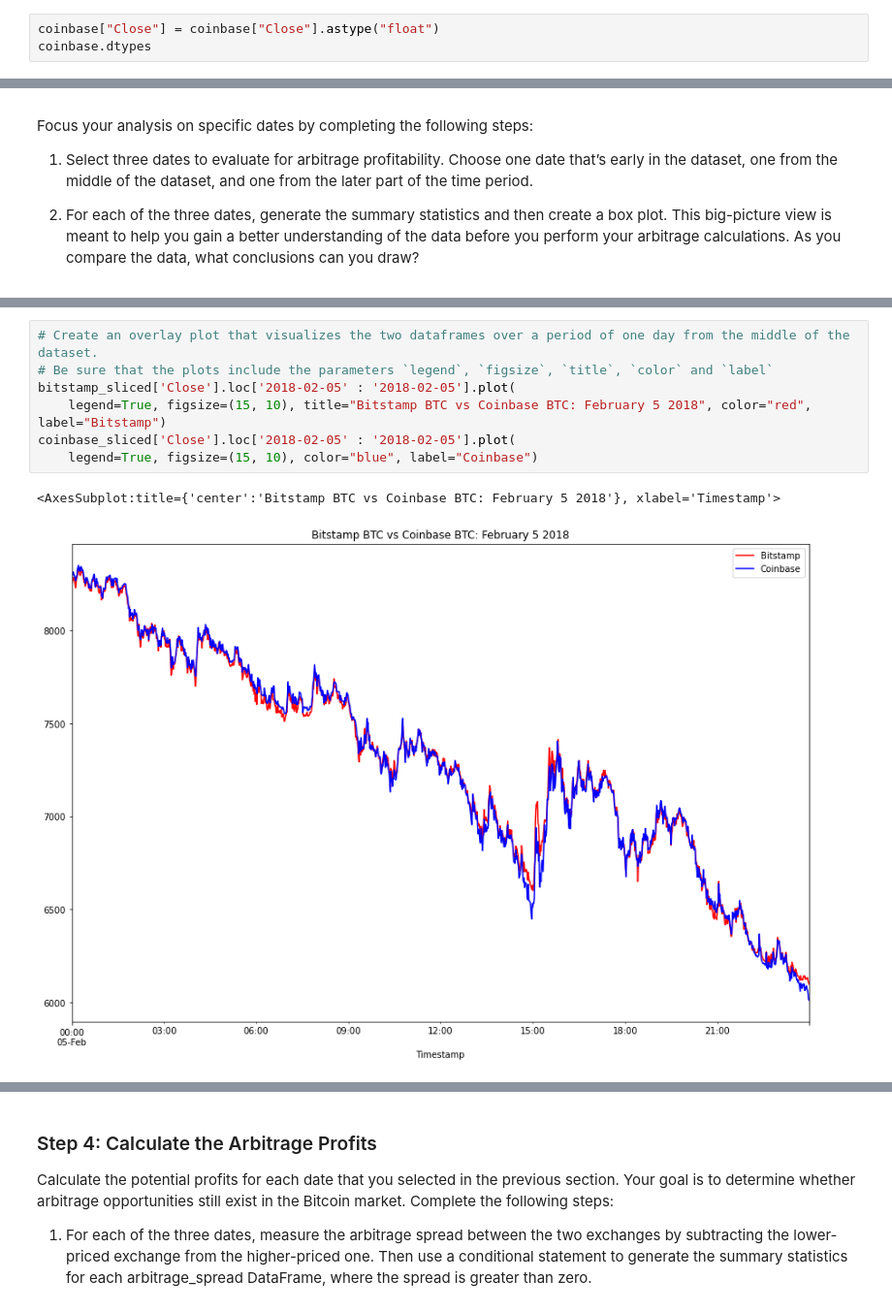
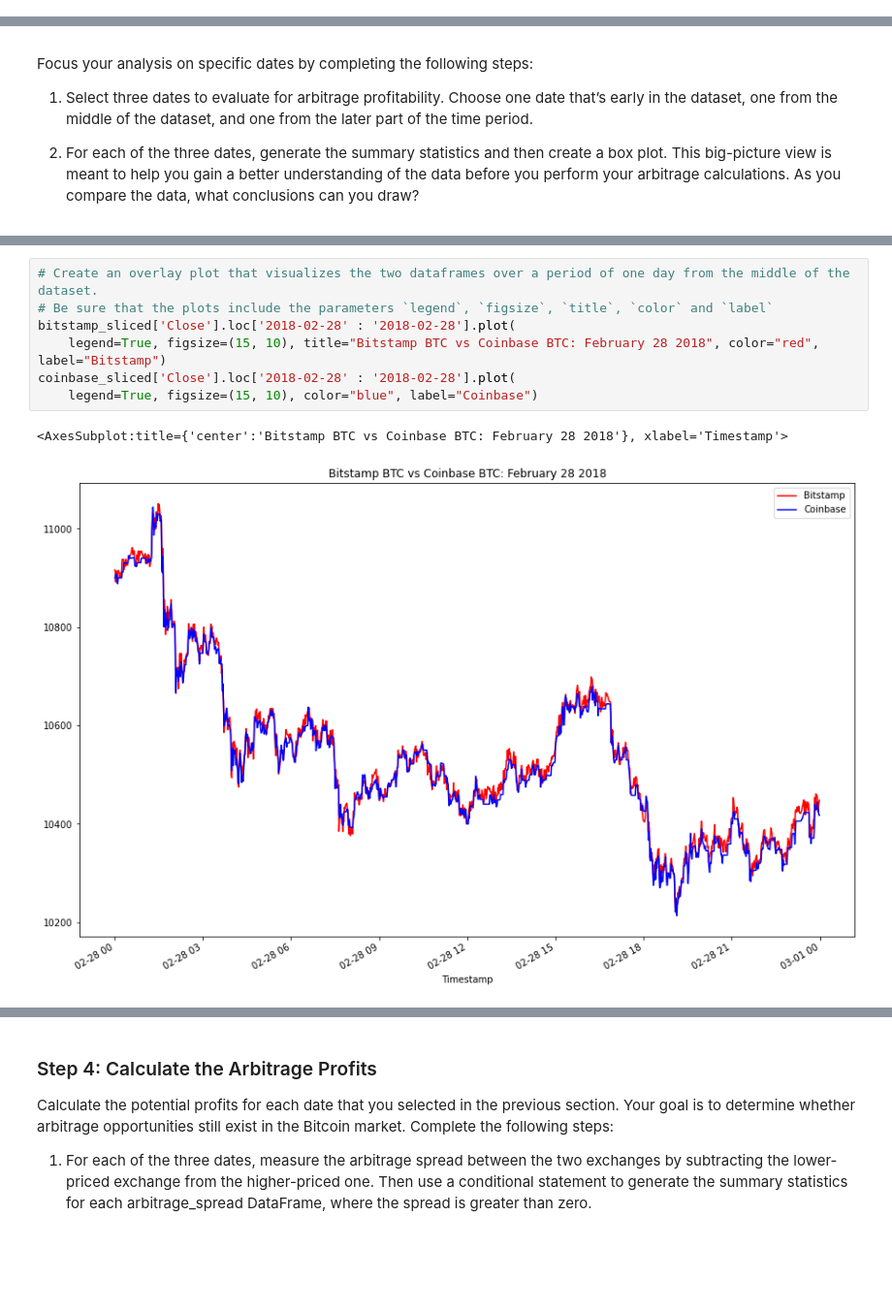
Before and after one commit to fredec96/Arbitrage_Analysis, a Jupyter notebook: crypto_arbitrage.ipynb, the cells around one changed output, grey strips where cells are left out. Shown at 97% size. Cells and saved outputs as stored; diff of their text form; blank space fills up the shorter version.

```diff
--- a/crypto_arbitrage.ipynb
+++ b/crypto_arbitrage.ipynb
@@ -254,6 +265,3 @@ Timestamp
 2018-03-31 23:58:00    False
 2018-03-31 23:59:00    False
 Length: 129322, dtype: bool
-# %%
-coinbase["Close"] = coinbase["Close"].astype("float")
-coinbase.dtypes
@@ -445,13 +444,13 @@ arbitrage_spread_early.plot(kind='box', legend=True, figsize=(15, 10), title="BT
 # %%
 # Create an overlay plot that visualizes the two dataframes over a period of one day from the middle of the dataset.
 # Be sure that the plots include the parameters `legend`, `figsize`, `title`, `color` and `label`
-bitstamp_sliced['Close'].loc['2018-02-05' : '2018-02-05'].plot(
-    legend=True, figsize=(15, 10), title="Bitstamp BTC vs Coinbase BTC: February 5 2018", color="red", label="Bitstamp")
-coinbase_sliced['Close'].loc['2018-02-05' : '2018-02-05'].plot(
+bitstamp_sliced['Close'].loc['2018-02-28' : '2018-02-28'].plot(
+    legend=True, figsize=(15, 10), title="Bitstamp BTC vs Coinbase BTC: February 28 2018", color="red", label="Bitstamp")
+coinbase_sliced['Close'].loc['2018-02-28' : '2018-02-28'].plot(
     legend=True, figsize=(15, 10), color="blue", label="Coinbase")
 # %% [output]
-<AxesSubplot:title={'center':'Bitstamp BTC vs Coinbase BTC: February 5 2018'}, xlabel='Timestamp'>
+<AxesSubplot:title={'center':'Bitstamp BTC vs Coinbase BTC: February 28 2018'}, xlabel='Timestamp'>
-[figure, old version]
+[figure, new version]
 # %%
 # Using the date in the middle that you have selected, calculate the arbitrage spread
 # by subtracting the bitstamp lower closing prices from the coinbase higher closing prices
```
Also changed, not shown: parts of 48 cells of this notebook.
